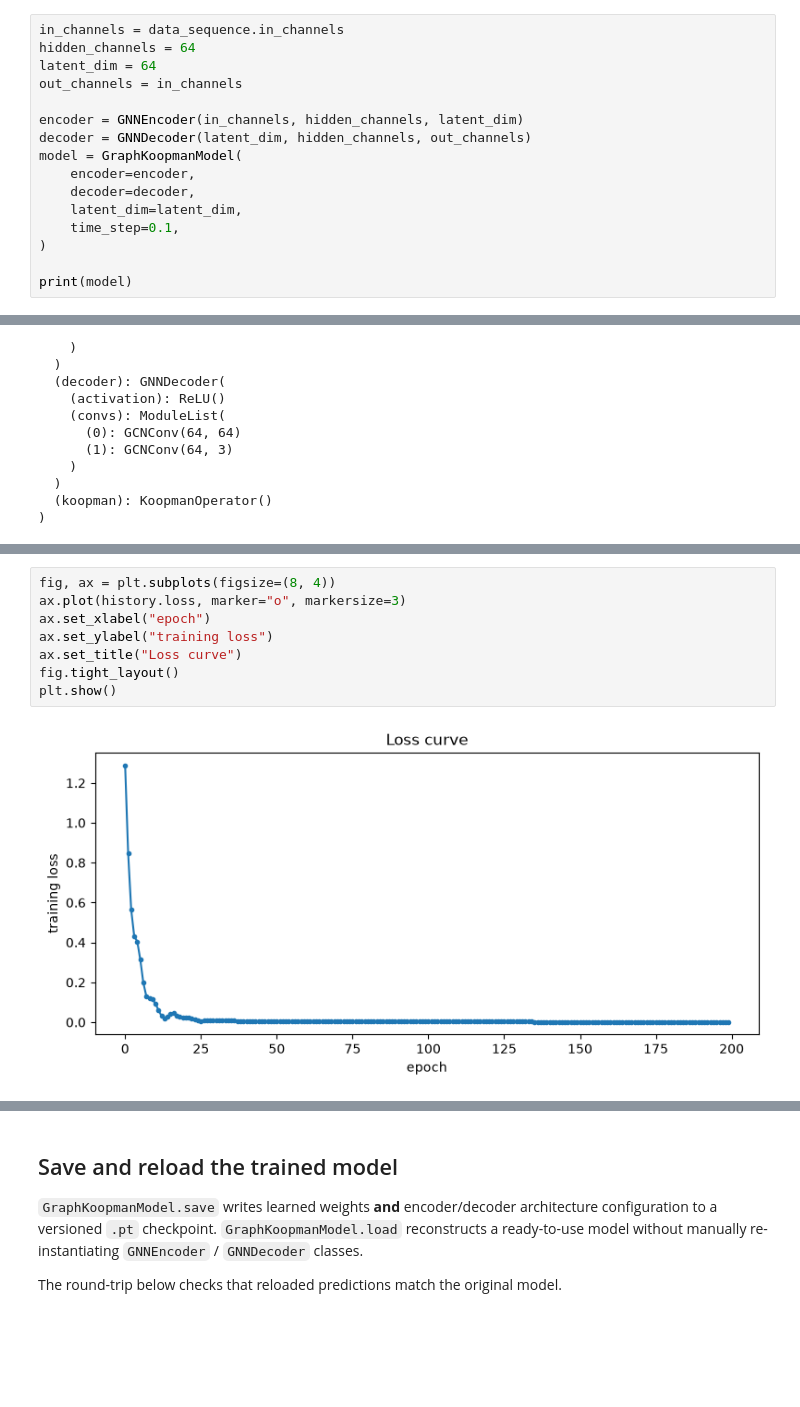
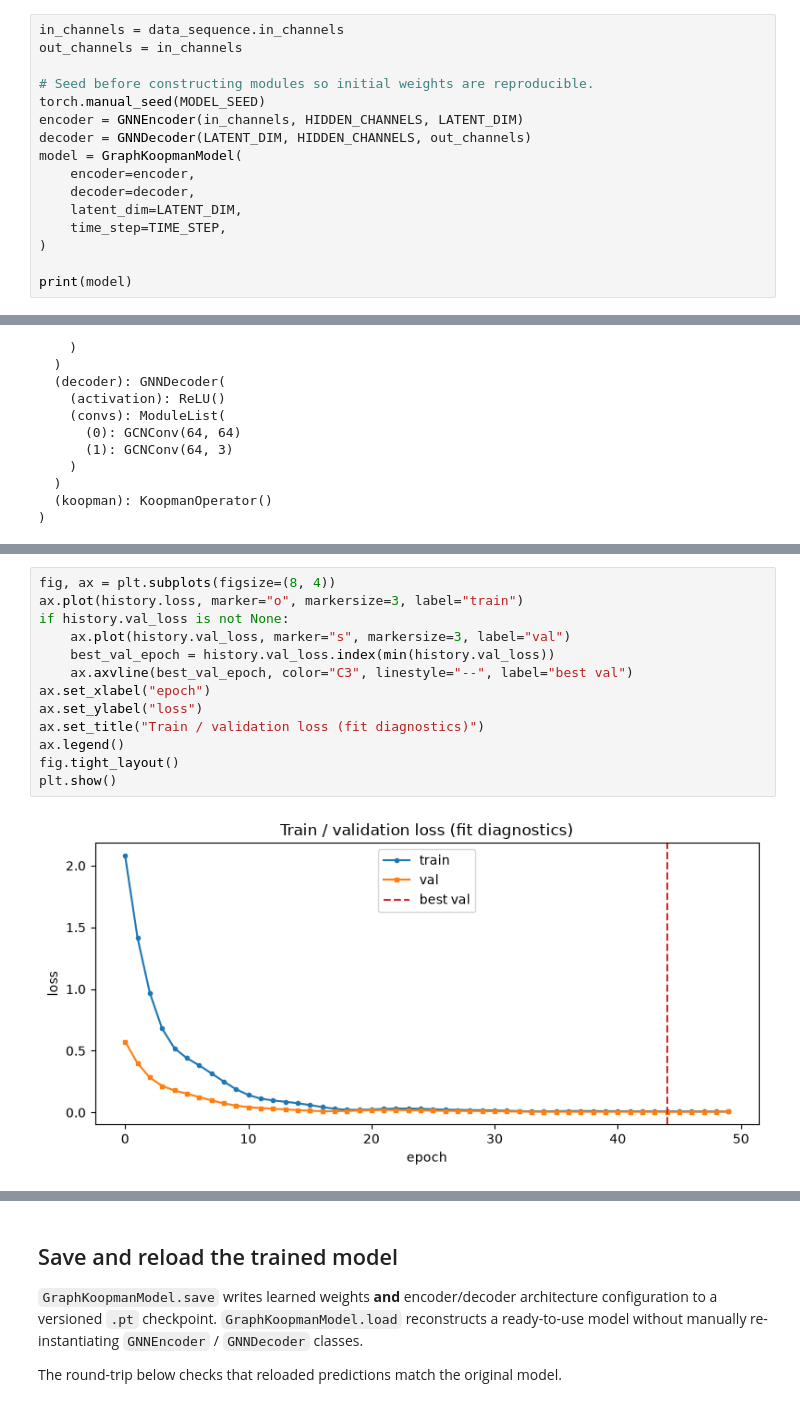
Before and after one commit to tjkessler/KoopmanGraph, a Jupyter notebook: examples/01_synthetic_graph.ipynb, the cells around one changed output, grey strips where cells are left out. Saved outputs shown, nothing was run; the diff lists cells and outputs as text; blank space fills up the shorter version.

```diff
--- a/examples/01_synthetic_graph.ipynb
+++ b/examples/01_synthetic_graph.ipynb
@@ -113,16 +198,16 @@ We compose a GCN encoder, a learnable Koopman operator (inside
 # %%
 in_channels = data_sequence.in_channels
-hidden_channels = 64
-latent_dim = 64
 out_channels = in_channels
 
-encoder = GNNEncoder(in_channels, hidden_channels, latent_dim)
-decoder = GNNDecoder(latent_dim, hidden_channels, out_channels)
+# Seed before constructing modules so initial weights are reproducible.
+torch.manual_seed(MODEL_SEED)
+encoder = GNNEncoder(in_channels, HIDDEN_CHANNELS, LATENT_DIM)
+decoder = GNNDecoder(LATENT_DIM, HIDDEN_CHANNELS, out_channels)
 model = GraphKoopmanModel(
     encoder=encoder,
     decoder=decoder,
-    latent_dim=latent_dim,
-    time_step=0.1,
+    latent_dim=LATENT_DIM,
+    time_step=TIME_STEP,
 )
 
 print(model)
@@ -177,11 +290,16 @@ Final loss: 0.002112
 # %%
 fig, ax = plt.subplots(figsize=(8, 4))
-ax.plot(history.loss, marker="o", markersize=3)
+ax.plot(history.loss, marker="o", markersize=3, label="train")
+if history.val_loss is not None:
+    ax.plot(history.val_loss, marker="s", markersize=3, label="val")
+    best_val_epoch = history.val_loss.index(min(history.val_loss))
+    ax.axvline(best_val_epoch, color="C3", linestyle="--", label="best val")
 ax.set_xlabel("epoch")
-ax.set_ylabel("training loss")
-ax.set_title("Loss curve")
+ax.set_ylabel("loss")
+ax.set_title("Train / validation loss (fit diagnostics)")
+ax.legend()
 fig.tight_layout()
 plt.show()
 # %% [output]
-[figure, old version]
+[figure, new version]
 # %% [markdown]
```
Also changed, not shown: parts of 14 cells of this notebook, 47 other files.
